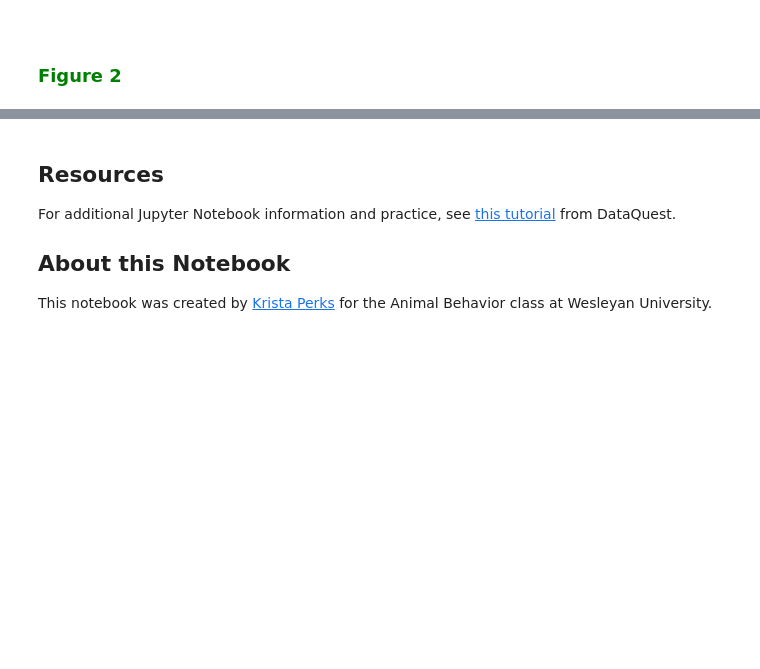
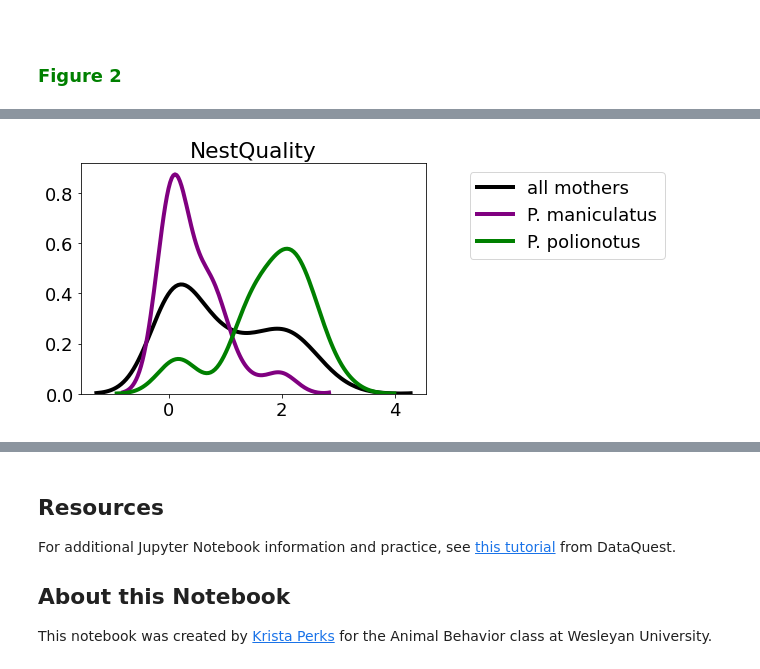
Before and after one commit to neurologic/AnimalBehavior_SP2021, a Jupyter notebook: EvolutionParentalBehavior/EvolutionParentalCare_Bendeskyetal_2017.ipynb, the cells around one changed output, grey strips where cells are left out. Cells and saved outputs as stored; diff of their text form; code cells hidden in the pictures; blank space fills up the shorter version.

```diff
--- a/EvolutionParentalBehavior/EvolutionParentalCare_Bendeskyetal_2017.ipynb
+++ b/EvolutionParentalBehavior/EvolutionParentalCare_Bendeskyetal_2017.ipynb
@@ -109,0 +311,21 @@ plt.scatter(df_NestQuality['P. polionotus mothers'].dropna(),
+# %%
+bool_polionotus = df_mothers['Species'] == 'P. polionotus'
+bool_maniculatus = df_mothers['Species'] == 'P. maniculatus'
+# %%
+#@title __execute__ this cell to use the 'mothers' dataframe, behavior-of-interest variable, and boolean variables for each species that you created and draw overlaid KDE plots
+ax = create_figure()
+sns.kdeplot(df_mothers[bool_maniculatus|bool_polionotus][behavior], ax = ax, legend=False, color = 'black', lw=4)
+
+sns.kdeplot(df_mothers[bool_maniculatus][behavior], ax = ax, legend=False, color = 'purple', lw=4)
+sns.kdeplot(df_mothers[bool_polionotus][behavior], ax = ax, legend=False, color = 'green', lw=4)
+
+from matplotlib.lines import Line2D
+custom_lines = [matplotlib.lines.Line2D([0], [0], color='black', lw=4),
+                matplotlib.lines.Line2D([0], [0], color='purple', lw=4),
+                matplotlib.lines.Line2D([0], [0], color='green', lw=4)]
+
+ax.set_title(behavior)
+ax.legend(custom_lines, ['all mothers', 'P. maniculatus', 'P. polionotus'],
+          bbox_to_anchor=[1.1,1]);
+# %% [output]
+[figure, added]
```
Also changed, not shown: parts of 51 cells of this notebook, 2 other files.
